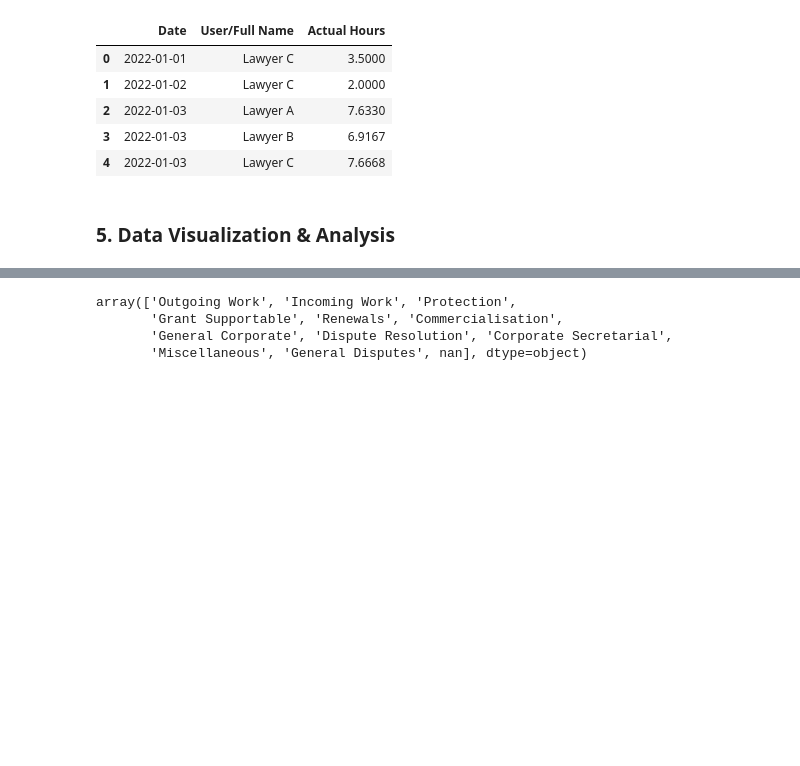
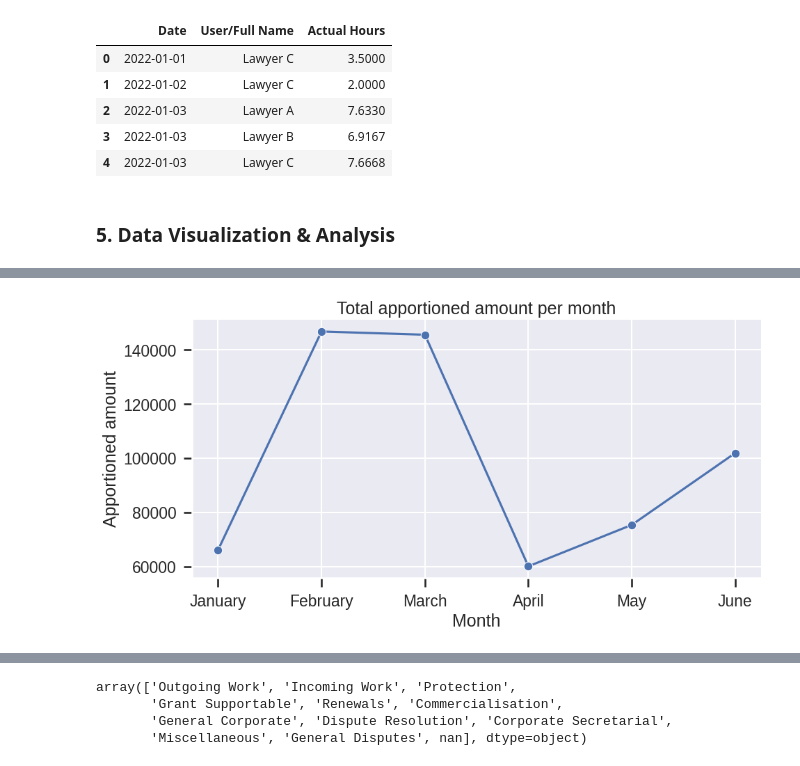
Before and after one commit to snek5/4gia-datachallenge, a Jupyter notebook: 4_gia.ipynb, the cells around one changed output, grey strips where cells are left out. Saved outputs shown, nothing was run; the diff lists cells and outputs as text; code cells hidden in the pictures; blank space fills up the shorter version.

```diff
--- a/4_gia.ipynb
+++ b/4_gia.ipynb
@@ -170,0 +197,16 @@ Checking what sort of case types we have, and calling a `describe` method on the
+# %%
+""" Monthly Revenue """
+
+# Plotting total apportioned amount per month
+sns.relplot(data = apportionment_by_month,
+                x = 'Month',
+                y = 'Final Apportioned Amount',
+                ci = None,
+                kind = 'line',
+                marker = 'o',
+                aspect = 2)
+plt.ylabel('Apportioned amount')
+plt.title('Total apportioned amount per month')
+plt.show()
+# %% [output]
+[figure, added]
```
Also changed, not shown: parts of 25 cells of this notebook, 1 other file.
